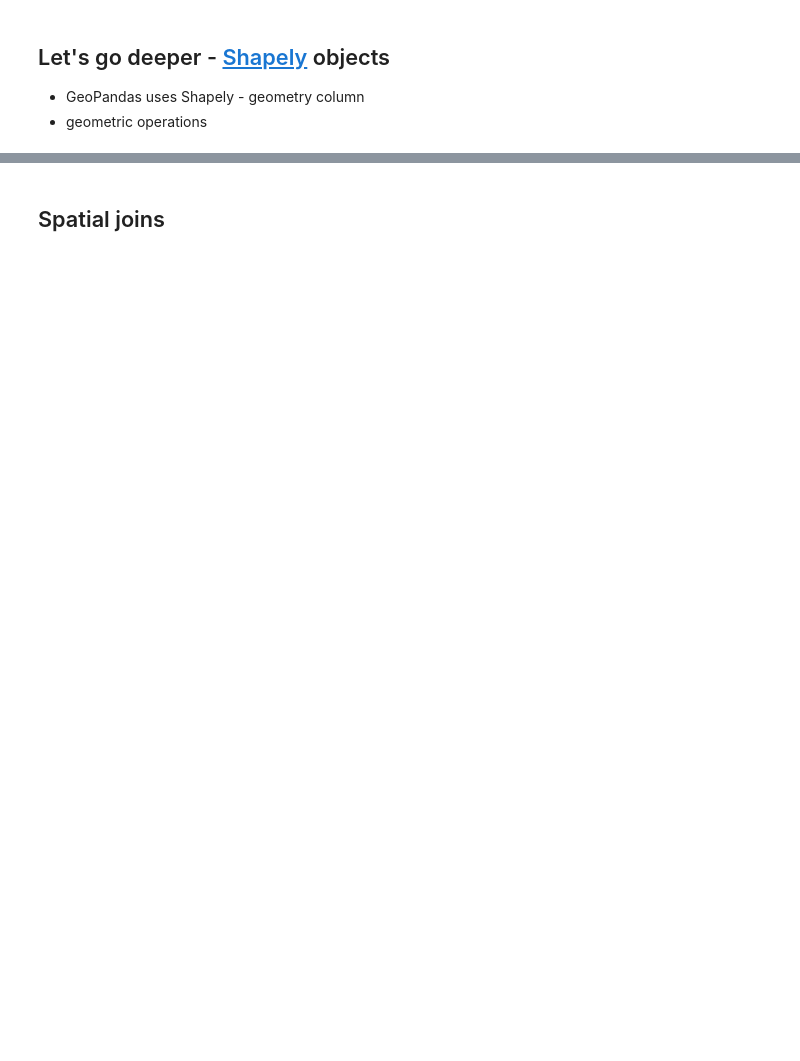
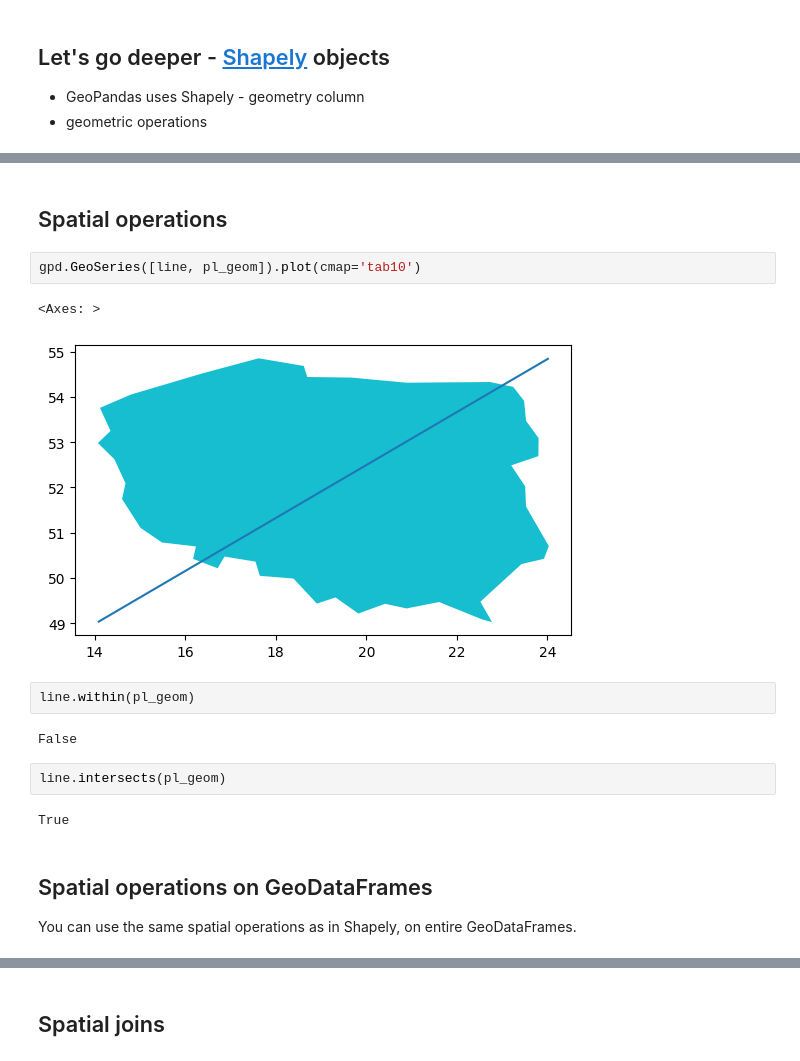
Before and after one commit to kraina-ai/srai-tutorial, a Jupyter notebook: answers/MLinPL/01_introduction_to_geospatial.ipynb, the cells around one changed output, grey strips where cells are left out. Saved outputs shown, nothing was run; the diff lists cells and outputs as text; blank space fills up the shorter version.

```diff
--- a/answers/MLinPL/01_introduction_to_geospatial.ipynb
+++ b/answers/MLinPL/01_introduction_to_geospatial.ipynb
@@ -112,3 +310,21 @@ countries.geometry.area
+# %% [markdown]
+## Spatial operations
+# %%
+gpd.GeoSeries([line, pl_geom]).plot(cmap='tab10')
+# %% [output]
+<Axes: >
+[figure, added]
+# %%
+line.within(pl_geom)
+# %% [output]
+False
+# %%
+line.intersects(pl_geom)
+# %% [output]
+True
+# %% [markdown]
+## Spatial operations on GeoDataFrames
+You can use the same spatial operations as in Shapely, on entire GeoDataFrames.
 # %%
 pl_de_gdf = countries[countries["NAME"].isin(["Poland", "Germany"])]
 pl_de_gdf
```
Also changed, not shown: parts of 80 cells of this notebook, 3 other files.
